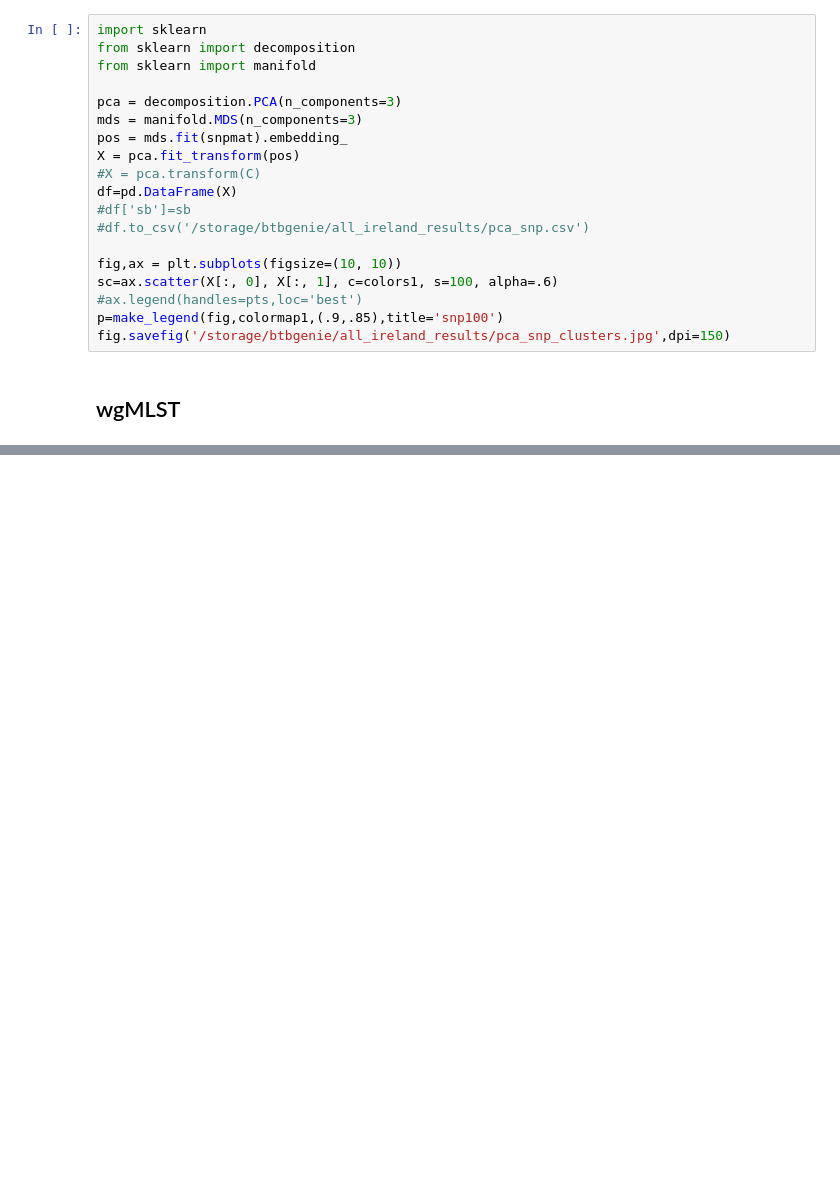
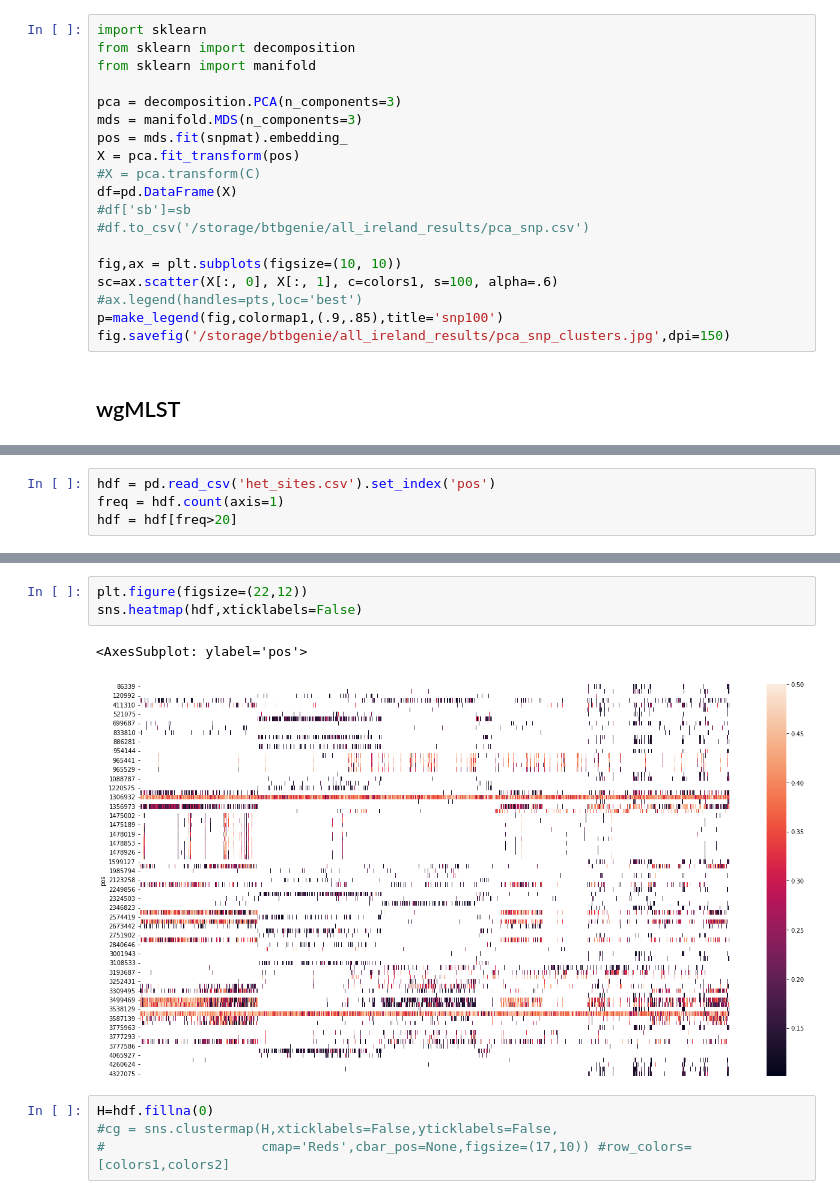
Before and after one commit to dmnfarrell/snipgenie, a Jupyter notebook: notebooks/all_ireland.ipynb, the cells around one changed output, grey strips where cells are left out. Saved outputs shown, nothing was run; the diff lists cells and outputs as text; blank space fills up the shorter version.

Commit message:
het sites plugin works

```diff
--- a/notebooks/all_ireland.ipynb
+++ b/notebooks/all_ireland.ipynb
@@ -447,0 +438,4 @@ db
+# %%
+hdf = pd.read_csv('het_sites.csv').set_index('pos')
+freq = hdf.count(axis=1)
+hdf = hdf[freq>20]
@@ -447,0 +474,10 @@ db
+# %%
+plt.figure(figsize=(22,12))
+sns.heatmap(hdf,xticklabels=False)
+# %% [output]
+<AxesSubplot: ylabel='pos'>
+[figure, added]
+# %%
+H=hdf.fillna(0)
+#cg = sns.clustermap(H,xticklabels=False,yticklabels=False,
+#                    cmap='Reds',cbar_pos=None,figsize=(17,10)) #row_colors=[colors1,colors2]
```
Also changed, not shown: parts of 12 cells of this notebook, 8 other files.
